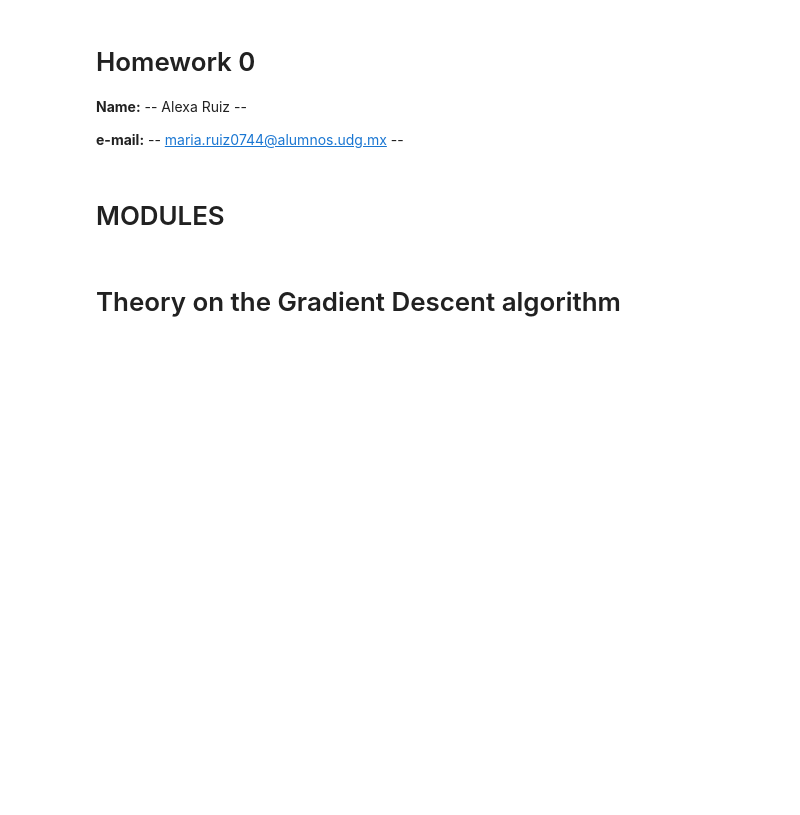
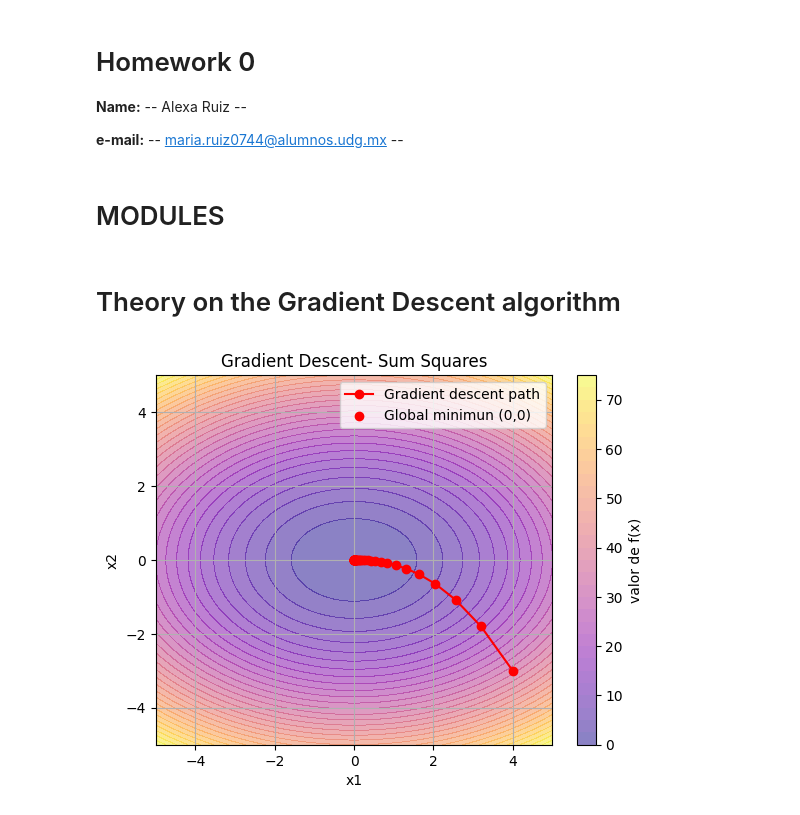
Before and after one commit to Alexa9311/HW1_Gradient_descent, a Jupyter notebook: TI_1_HW1.ipynb, the cells around one changed output. Cells and saved outputs as stored; diff of their text form; code cells hidden in the pictures; blank space fills up the shorter version.

Commit message:
plot

```diff
--- a/TI_1_HW1.ipynb
+++ b/TI_1_HW1.ipynb
@@ -34,6 +34,8 @@ for _ in range (interation):
     current_x -= learning_rate * grad
     history.append (current_x.copy())
 
+history = np.array(history)
+
 x_vals = np.linspace (-5, 5, 100)
 y_vals = np.linspace (-5, 5, 100)
 x,y = np.meshgrid (x_vals, y_vals)
@@ -42,0 +43,14 @@ z = (1 * x**2) + (2 * y**2)
+# %%
+# Plot the results
+plt.contourf(x,y,z, levels = 30, cmap= "plasma", alpha = 0.5)
+plt. colorbar(label= "valor de f(x)")
+plt.plot(history[:,0], history [:, 1], 'ro-', label ="Gradient descent path")
+plt.scatter(0,0, color= "red", label= "Global minimun (0,0)", zorder= 5)
+plt.title ("Gradient Descent- Sum Squares")
+plt.xlabel("x1")
+plt.ylabel("x2")
+plt.legend()
+plt.grid(True)
+plt.show()
+# %% [output]
+[figure, added]
```
Also changed, not shown: parts of 1 cell of this notebook.
